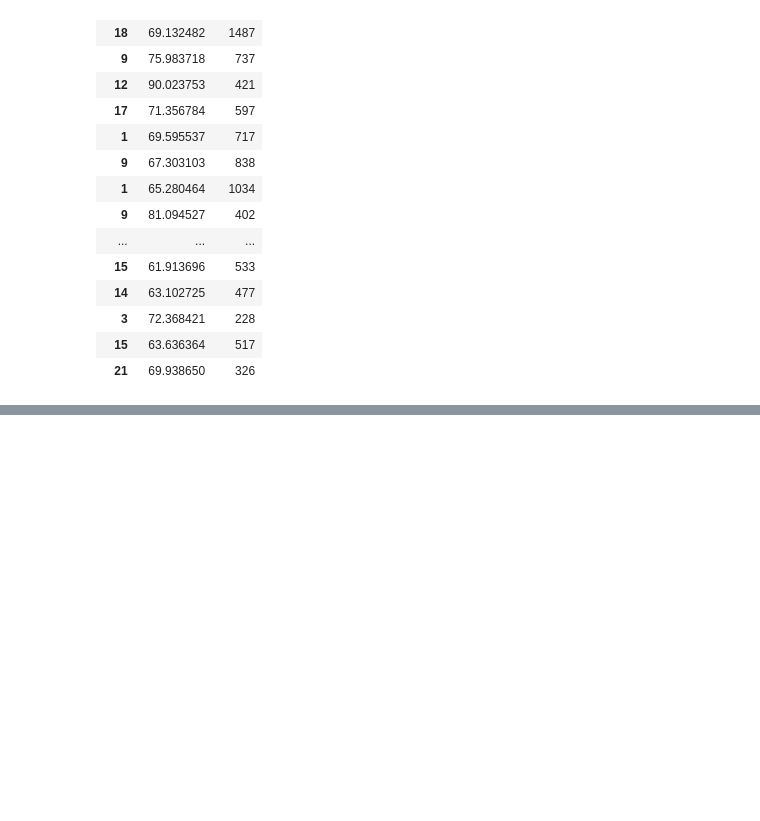
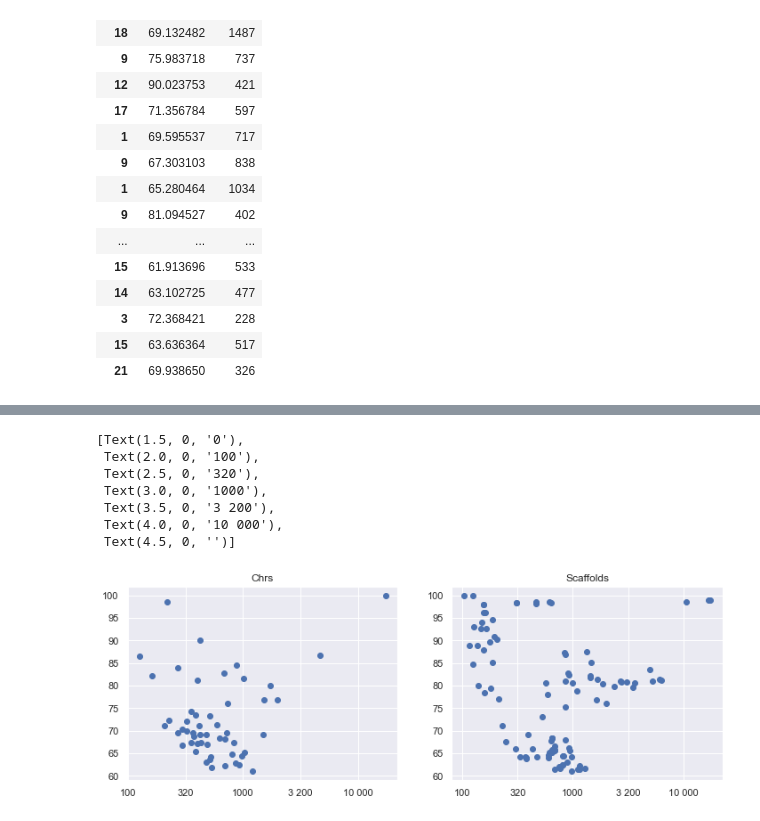
Before and after one commit to balintbiro/Oryctolagus_cuniculus_numts, a Jupyter notebook: codes/trials/length_vs_identity.ipynb, the cells around one changed output, grey strips where cells are left out. Saved outputs shown, nothing was run; the diff lists cells and outputs as text; code cells hidden in the pictures; blank space fills up the shorter version.

```diff
--- a/codes/trials/length_vs_identity.ipynb
+++ b/codes/trials/length_vs_identity.ipynb
@@ -145,17 +169,0 @@ Text(0.5, 0, 'Sequence length (bp)')
-# %%
-fig,ax=plt.subplots(1,1)
-ax.set_xticklabels(['0','100','320','1000','3 200','10 000'])
-chrs_log10=chrs['length'].apply(lambda value:np.log10(value))
-scaffolds_log10=scaffolds['length'].apply(lambda value:np.log10(value))
-ax.scatter(chrs_log10, chrs['identity'])
-plt.ylim(50,105)
-m, b = np.polyfit(chrs_log10, chrs['identity'], 1)
-plt.plot(chrs_log10, m*chrs_log10 + b, 'orange')
-
-ax.scatter(scaffolds_log10, scaffolds['identity'])
-plt.ylim(50,105)
-m, b = np.polyfit(scaffolds_log10, scaffolds['identity'], 1)
-plt.plot(scaffolds_log10, m*scaffolds_log10 + b, 'lightblue')
-
-plt.ylabel('Sequence identity (%)')
-plt.xlabel('Sequence length (bp)')
@@ -178,0 +181,19 @@ plt.ylim(50,105)
+# %%
+fig,axs=plt.subplots(1,2, figsize=(12,4))
+
+axs[0].scatter(chrs_log10, chrs['identity'])
+axs[0].set_title('Chrs')
+axs[0].set_xticklabels(['0','100','320','1000','3 200','10 000'])
+
+axs[1].scatter(scaffolds_log10, scaffolds['identity'])
+axs[1].set_title('Scaffolds')
+axs[1].set_xticklabels(['0','100','320','1000','3 200','10 000'])
+# %% [output]
+[Text(1.5, 0, '0'),
+ Text(2.0, 0, '100'),
+ Text(2.5, 0, '320'),
+ Text(3.0, 0, '1000'),
+ Text(3.5, 0, '3 200'),
+ Text(4.0, 0, '10 000'),
+ Text(4.5, 0, '')]
+[figure, added]
```
Also changed, not shown: parts of 7 cells of this notebook.
